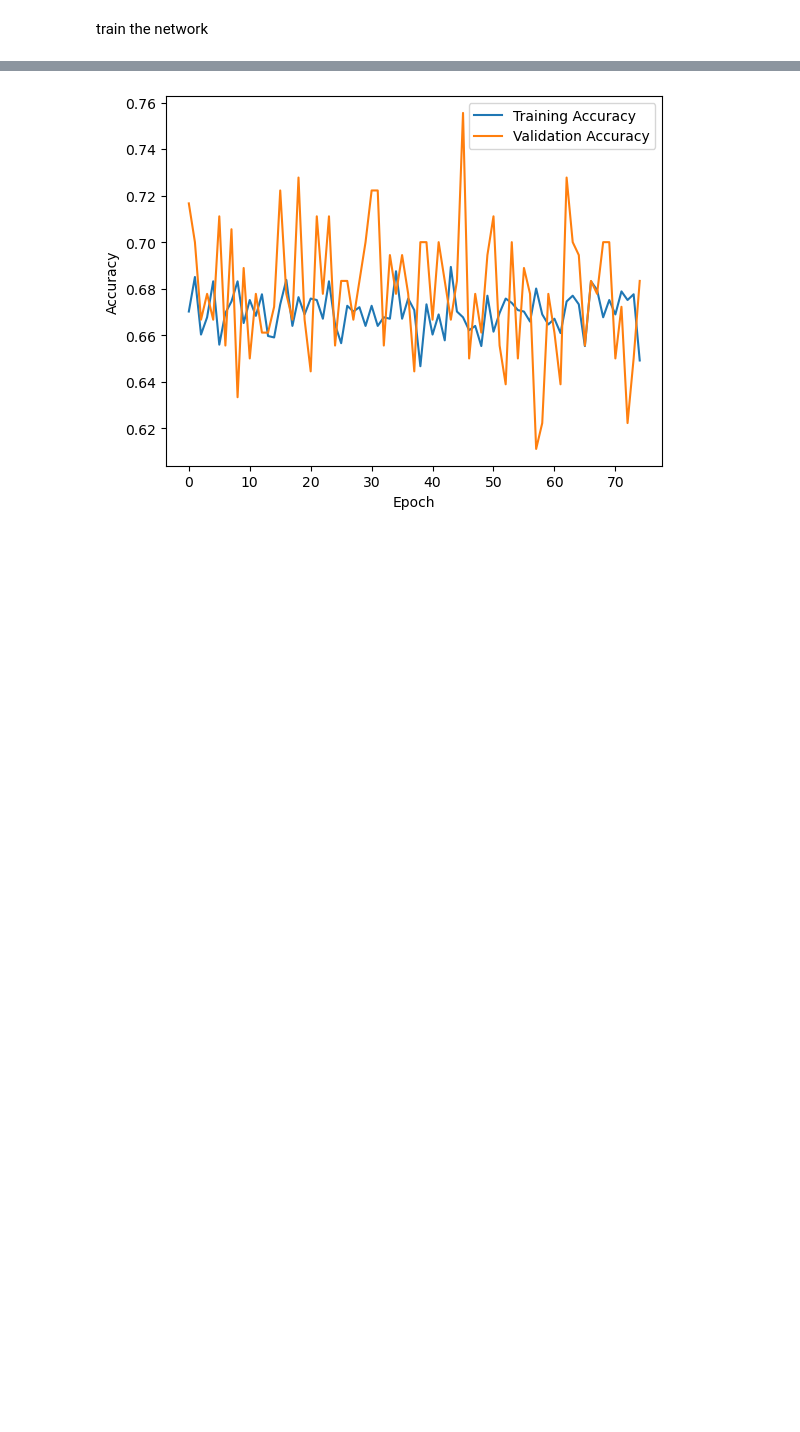
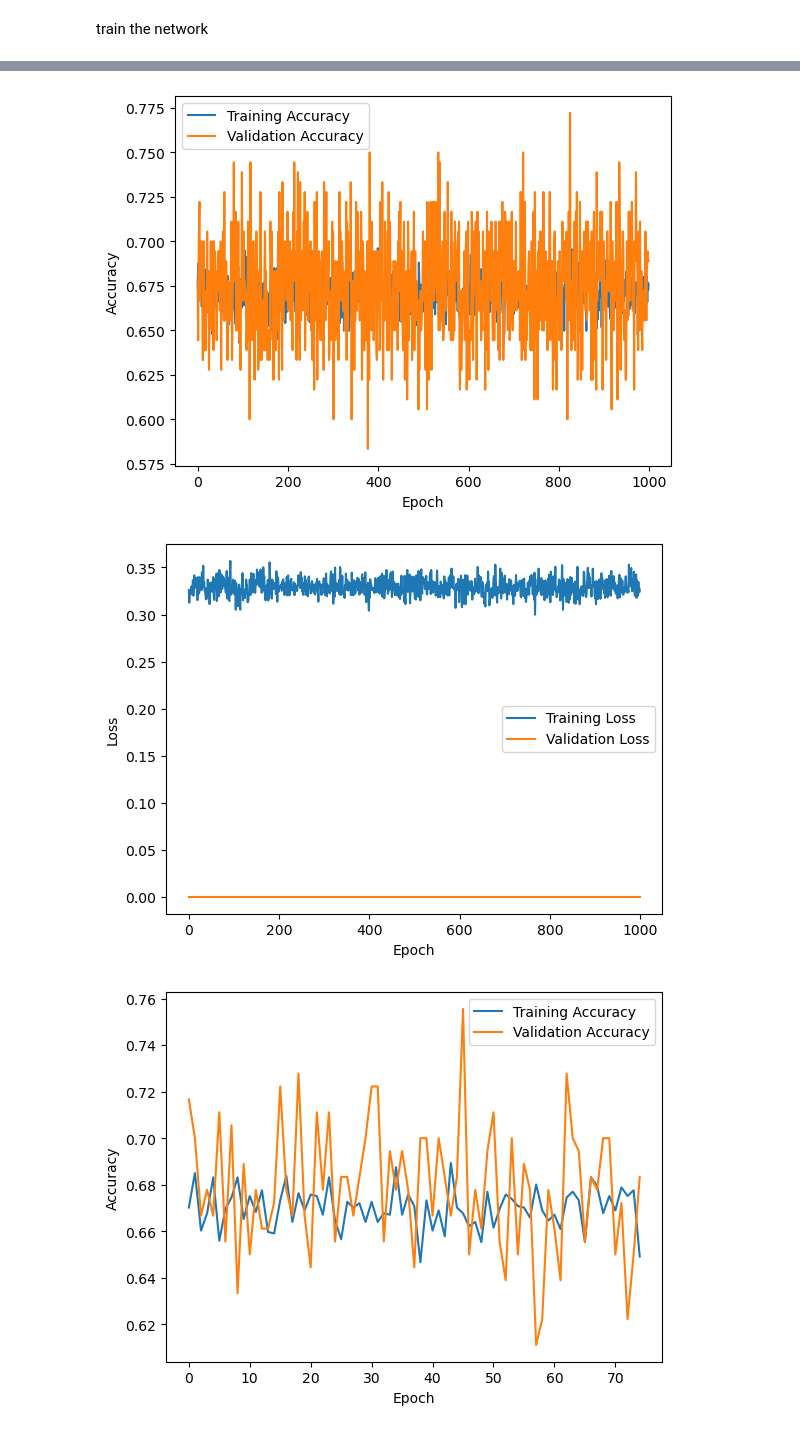
Before and after one commit to dkittelmann/BiMoL, a Jupyter notebook: code/notebooks/tf_tschantz_predcoding_final.ipynb, the cells around one changed output, grey strips where cells are left out. Saved outputs shown, nothing was run; the diff lists cells and outputs as text; code cells hidden in the pictures; blank space fills up the shorter version.

Commit message:
finalised ann scripts

```diff
--- a/code/notebooks/tf_tschantz_predcoding_final.ipynb
+++ b/code/notebooks/tf_tschantz_predcoding_final.ipynb
@@ -44,7 +44,7 @@ def img_preproc(x, y, dtype=tf.float32):
   return x, y
 
 
-def flatten(x, y): # adapt
+def flatten(x, y):
   #flattens a video image series (or batch of images) to (n_batch, n_steps, 1) d.
   shape = tf.shape(x)
   if len(shape) == 5: # hack, determining if it's a video or not (batch_size, n_steps, height, width, channels)
@@ -58,7 +58,7 @@ def augment_images(batch_images, batch_labels):
     Applies data augmentation on a batch of images without TensorFlow Addons.
 
     Parameters:
-    batch_images: Tensor of shape (n_batch, 96, 96, 3)
+    batch_images: Tensor of shape (n_batch, 56, 28, 3)
 
     Returns:
     Augmented batch of images.
@@ -497,3 +558,22 @@ Accuracy after training: 0.6944444179534912
+# %%
+plt.plot(train_acc, label='Training Accuracy')
+plt.plot(val_acc, label='Validation Accuracy')
+plt.xlabel('Epoch')
+plt.ylabel('Accuracy')
+plt.legend()
+plt.show()
+
+plt.plot(train_loss, label='Training Loss')
+plt.plot(val_loss, label='Validation Loss')
+plt.xlabel('Epoch')
+plt.ylabel('Loss')
+plt.legend()
+plt.show()
+
+# lr = 1e-7 final
+# %% [output]
+[figure, added]
+[figure, added]
 # %%
 plt.plot(train_acc, label='Training Accuracy')
 plt.plot(val_acc, label='Validation Accuracy')
```
Also changed, not shown: parts of 2 cells of this notebook.
